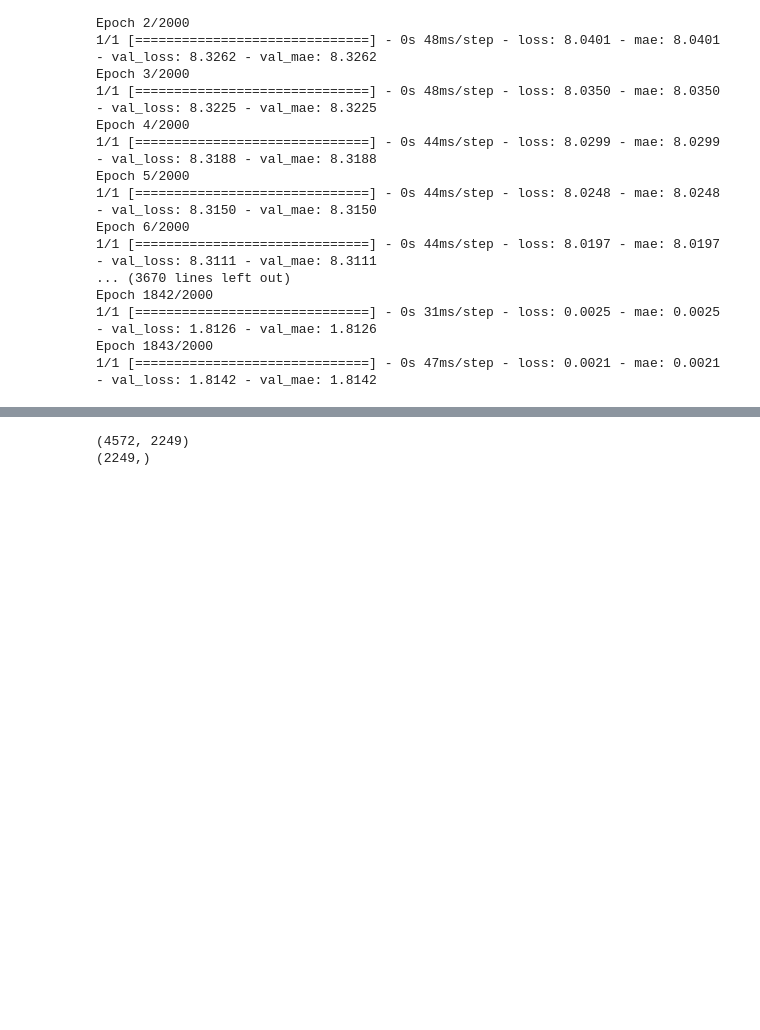
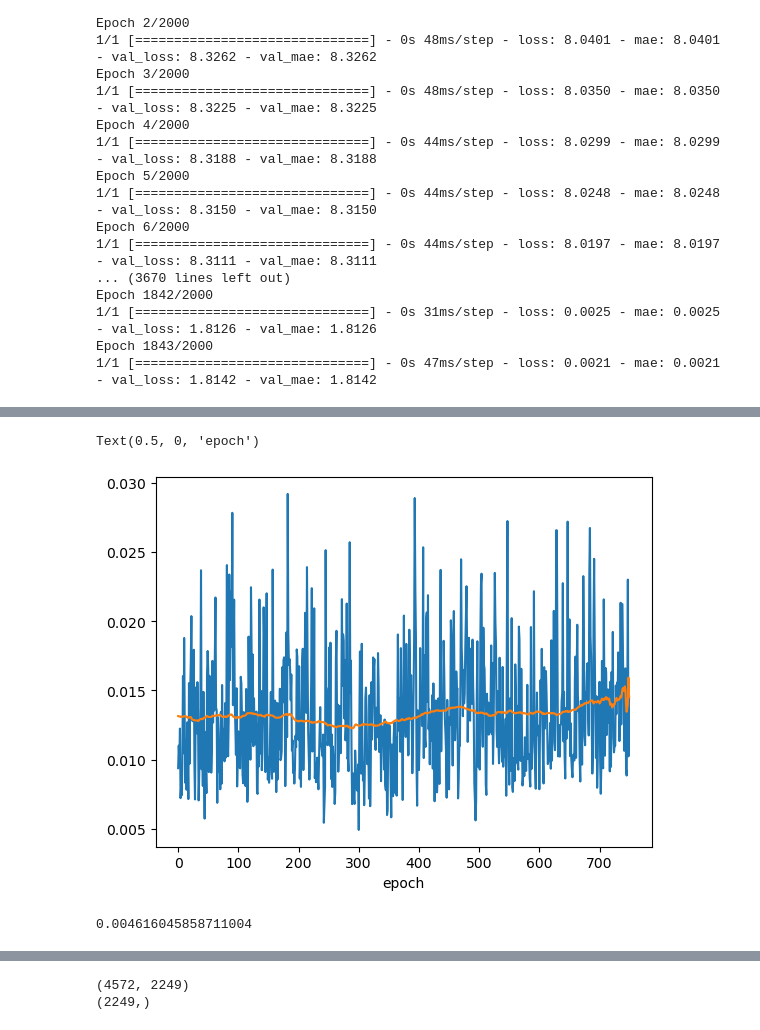
Before and after one commit to Rewich-1/projet_MLOPS_predict_anime, a Jupyter notebook: recherche/model_jb.ipynb, the cells around one changed output, grey strips where cells are left out. Drawn from its saved outputs; the diff is of its cells as text; code cells hidden in the pictures; blank space fills up the shorter version.

```diff
--- a/recherche/model_jb.ipynb
+++ b/recherche/model_jb.ipynb
@@ -543,3 +555,14 @@ Epoch 1052/2000
+# %%
+plt.plot(history.history['loss'][-750:])
+plt.plot(lisse[-750:])
+plt.xlabel('epoch')
+# %% [output]
+Text(0.5, 0, 'epoch')
+[figure, added]
+# %%
+np.min(history.history['loss'])
+# %% [output]
+0.004616045858711004
 # %%
 print(model.predict(X_test))
 print(Y_test)
```
Also changed, not shown: parts of 12 cells of this notebook, 1 other file.
